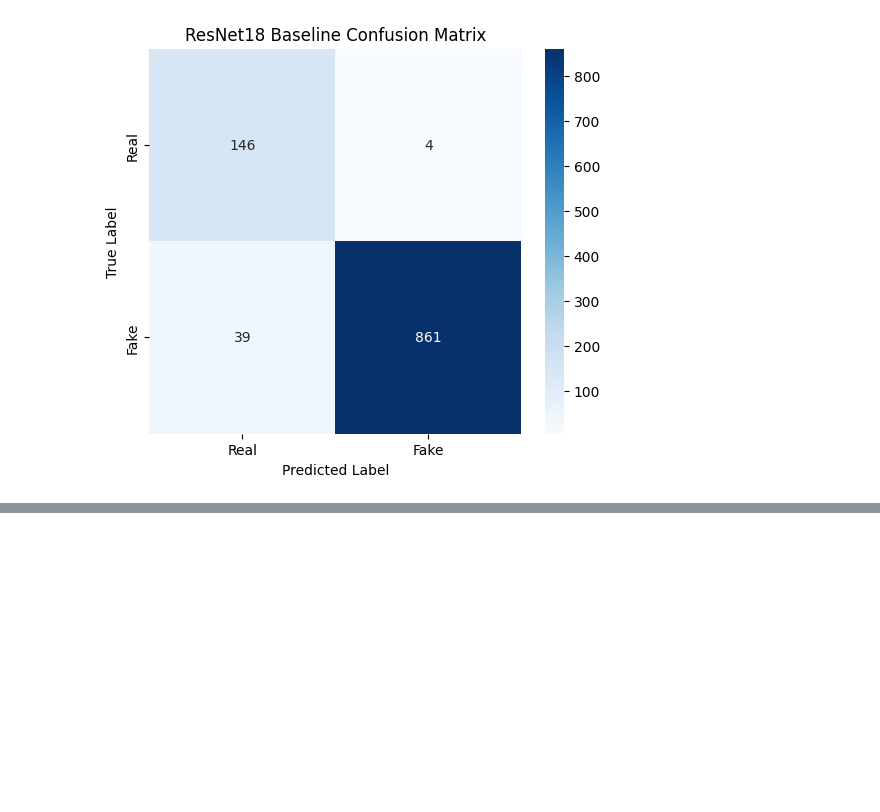
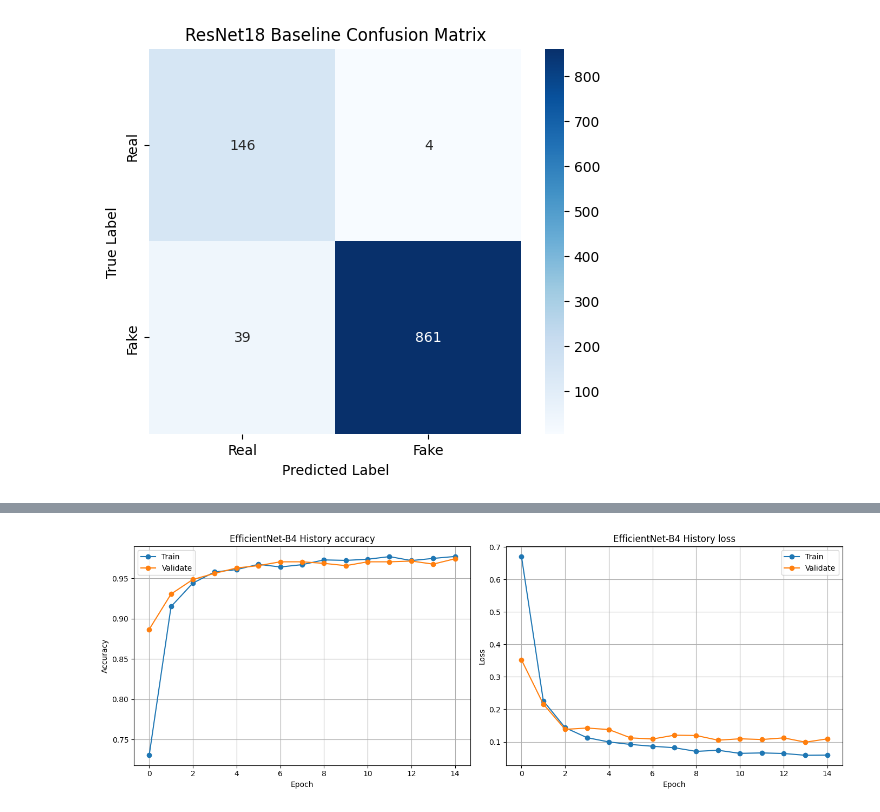
Before and after one commit to rino-genistus/DeepFake-Detection, a Jupyter notebook: deepfake_detection.ipynb, the cells around one changed output, grey strips where cells are left out. Cells and saved outputs as stored; diff of their text form; code cells hidden in the pictures; blank space fills up the shorter version.

```diff
--- a/deepfake_detection.ipynb
+++ b/deepfake_detection.ipynb
@@ -430,0 +506,5 @@ ROC-AUC: 0.9974
+# %%
+#Plotting Training History Data for EfficientNet-B4
+plot_training_history(efficientnetb4_history, 'EfficientNet-B4 History')
+# %% [output]
+[figure, added]
```
Also changed, not shown: parts of 2 cells of this notebook.
